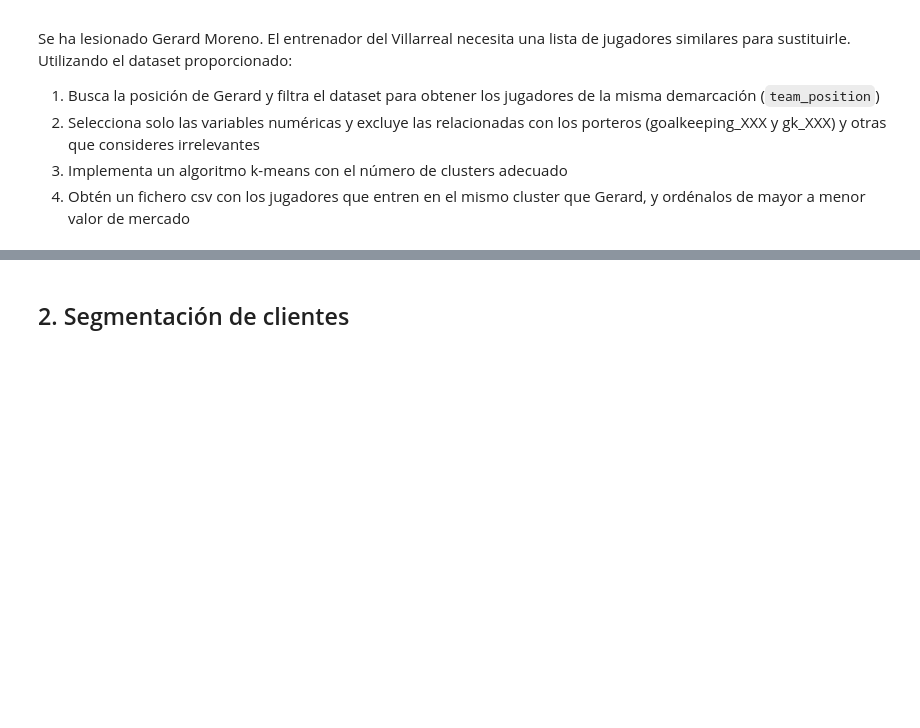
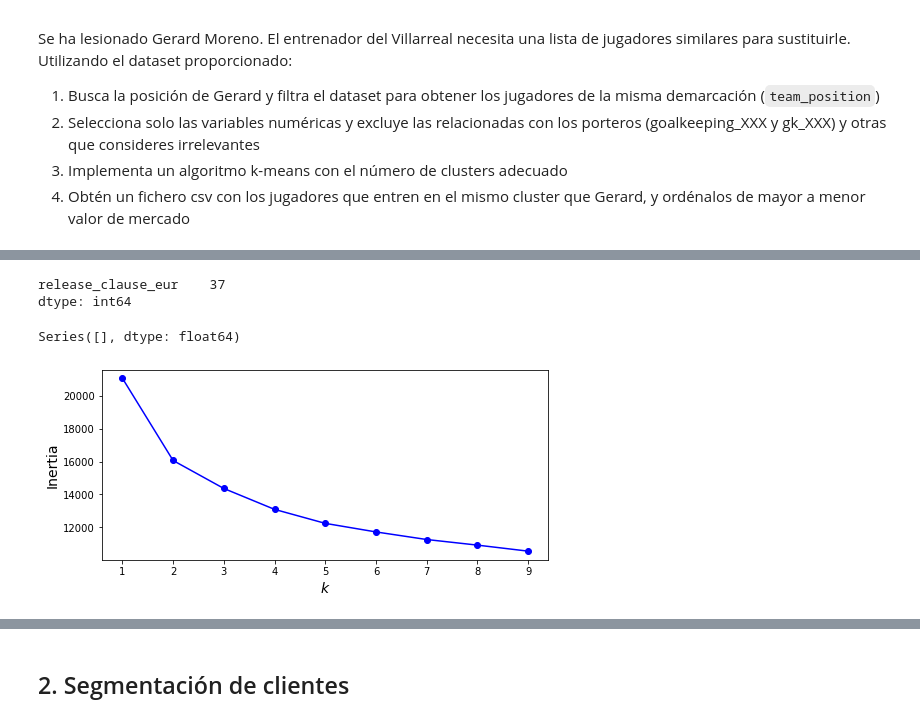
Before and after one commit to rafazamb/DS_PT_ENE21, a Jupyter notebook: 2-Machine_Learning/2.2_Unsupervised/2.2.3 Clustering/Ejercicios Clustering.ipynb, the cells around one changed output, grey strips where cells are left out. Cells and saved outputs as stored; diff of their text form; code cells hidden in the pictures; blank space fills up the shorter version.

```diff
--- a/2-Machine_Learning/2.2_Unsupervised/2.2.3 Clustering/Ejercicios Clustering.ipynb
+++ b/2-Machine_Learning/2.2_Unsupervised/2.2.3 Clustering/Ejercicios Clustering.ipynb
@@ -25,0 +68,3 @@ df.head()
+# %%
+df3 = df2[sel]
+df3
@@ -25,0 +85,36 @@ df.head()
+# %%
+null_columns = df3.columns[df3.isnull().any()]
+df3[null_columns].isnull().sum()
+# %% [output]
+release_clause_eur    37
+dtype: int64
+# %%
+df3 = df3.fillna(df3.release_clause_eur.median())
+# %%
+null_columns = df3.columns[df3.isnull().any()]
+df3[null_columns].isnull().sum()
+# %% [output]
+Series([], dtype: float64)
+# %%
+from sklearn.preprocessing import StandardScaler
+
+scaler = StandardScaler()
+df4 = df3.drop(['short_name'],axis=1)
+scaler.fit(df4)
+X_scaled = scaler.transform(df4)
+# %%
+from sklearn.cluster import KMeans
+kmeans_per_k = [KMeans(n_clusters=k, random_state=42).fit(X_scaled) for k in range(1,10)]
+inertias = [model.inertia_ for model in kmeans_per_k]
+# %%
+import matplotlib.pyplot as plt
+%matplotlib inline
+
+plt.figure(figsize=(8, 3.5))
+plt.plot(range(1, 10), inertias, "bo-")
+plt.xlabel("$k$", fontsize=14)
+plt.ylabel("Inertia", fontsize=14)
+
+plt.show()
+# %% [output]
+[figure, added]
```
Also changed, not shown: parts of 26 cells of this notebook, 2 other files.
